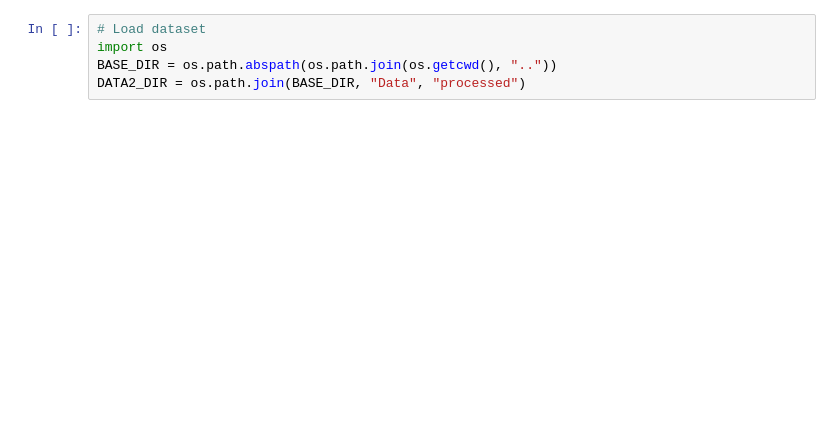
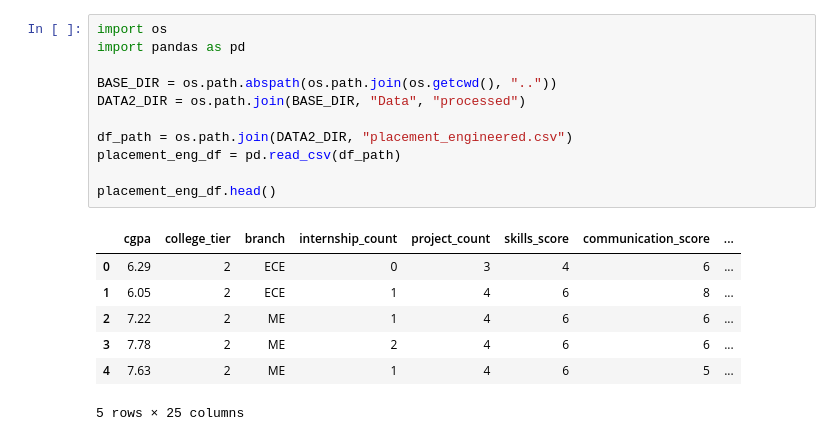
Before and after one commit to Priy4n5hu21072005/AI-Placement-Intelligence-System, a Jupyter notebook: Notebooks/model_traning.ipynb, the cells around one changed output. Drawn from its saved outputs; the diff is of its cells as text; blank space fills up the shorter version.

```diff
--- a/Notebooks/model_traning.ipynb
+++ b/Notebooks/model_traning.ipynb
@@ -1,6 +1,20 @@
 # %%
-# Load dataset
 import os
+import pandas as pd
+
 BASE_DIR = os.path.abspath(os.path.join(os.getcwd(), ".."))
 DATA2_DIR = os.path.join(BASE_DIR, "Data", "processed")
+
+df_path = os.path.join(DATA2_DIR, "placement_engineered.csv")
+placement_eng_df = pd.read_csv(df_path)
+
+placement_eng_df.head()
+# %% [output]
+|  | cgpa | college_tier | branch | internship_count | project_count | skills_score | communication_score | ... |
+| 0 | 6.29 | 2 | ECE | 0 | 3 | 4 | 6 | ... |
+| 1 | 6.05 | 2 | ECE | 1 | 4 | 6 | 8 | ... |
+| 2 | 7.22 | 2 | ME | 1 | 4 | 6 | 6 | ... |
+| 3 | 7.78 | 2 | ME | 2 | 4 | 6 | 6 | ... |
+| 4 | 7.63 | 2 | ME | 1 | 4 | 6 | 5 | ... |
+5 rows × 25 columns
 # %%
```
Also changed, not shown: parts of 8 cells of this notebook, 38 other files.
